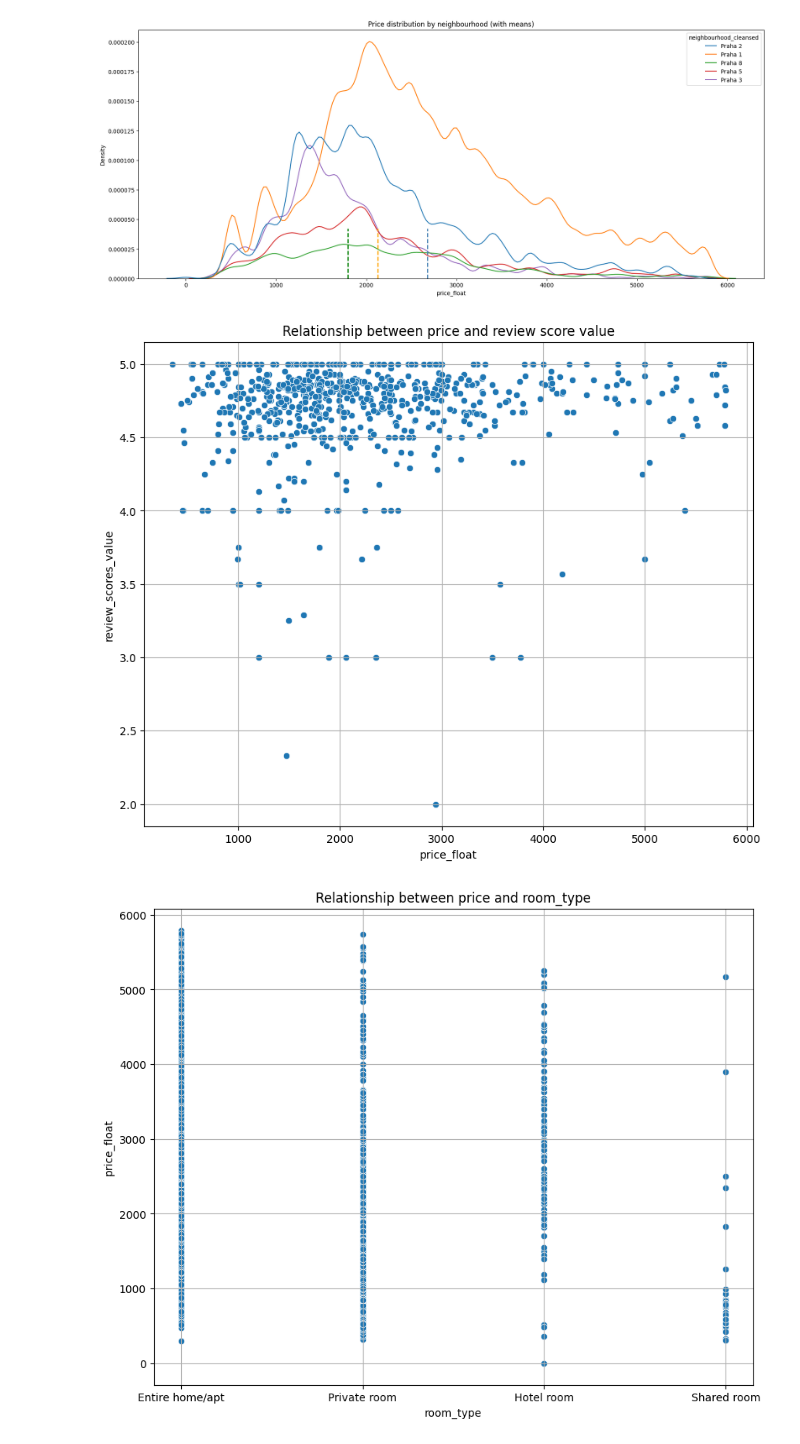
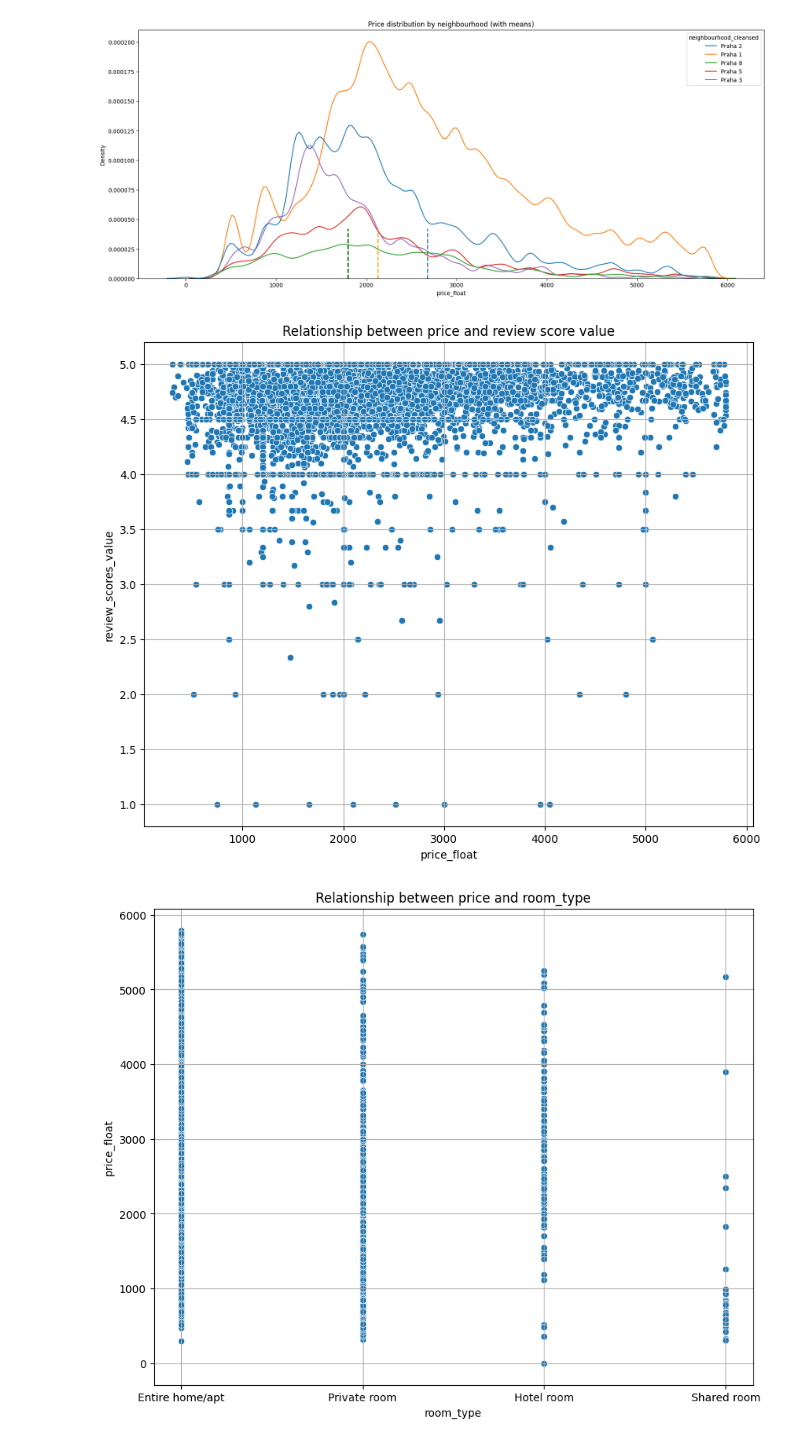
Before and after one commit to AngieRinBri/InmoviliarioTaller1, a Jupyter notebook: eda.ipynb, the cells around one changed output. Cells and saved outputs as stored; diff of their text form; code cells hidden in the pictures.

```diff
--- a/eda.ipynb
+++ b/eda.ipynb
@@ -383,15 +390,15 @@ plt.show()
 # %%
 # Plotting the relationship between price and review score value
 plt.figure(figsize=(10, 8))
 sns.scatterplot(
-    x=listings_sample_df["price_float"],
-    y=listings_sample_df["review_scores_value"]
+    x=sample["price_float"],
+    y=sample["review_scores_value"]
 )
 plt.title("Relationship between price and review score value")
 plt.grid()
 plt.show()
 # %% [output]
-[figure, old version]
+[figure, new version]
 # %%
 # Plotting the relationship between price and review score value
 plt.figure(figsize=(10, 8))
```
Also changed, not shown: parts of 9 cells of this notebook.
